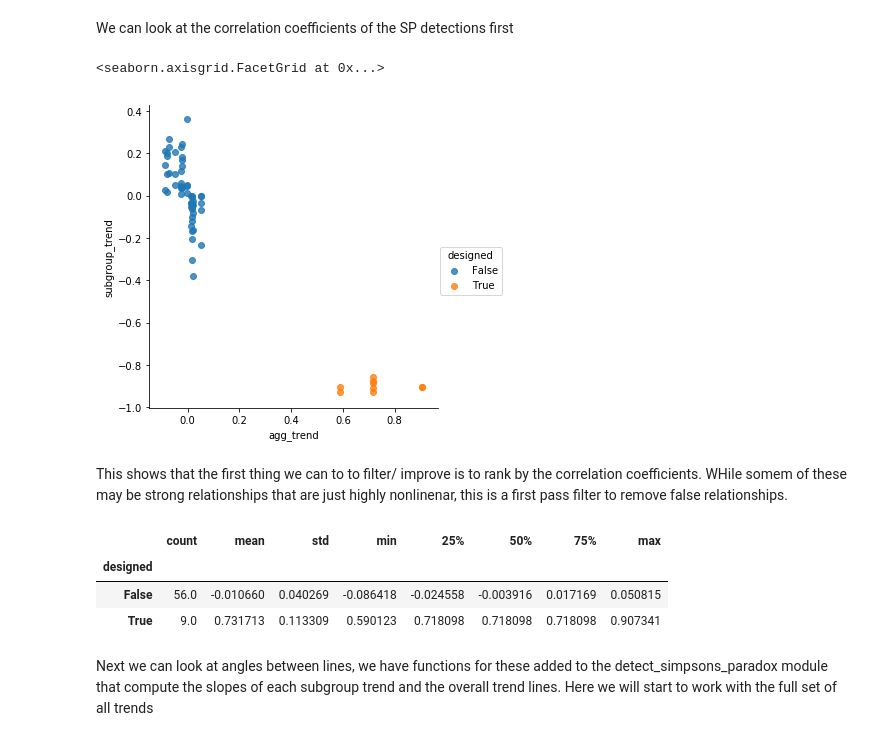
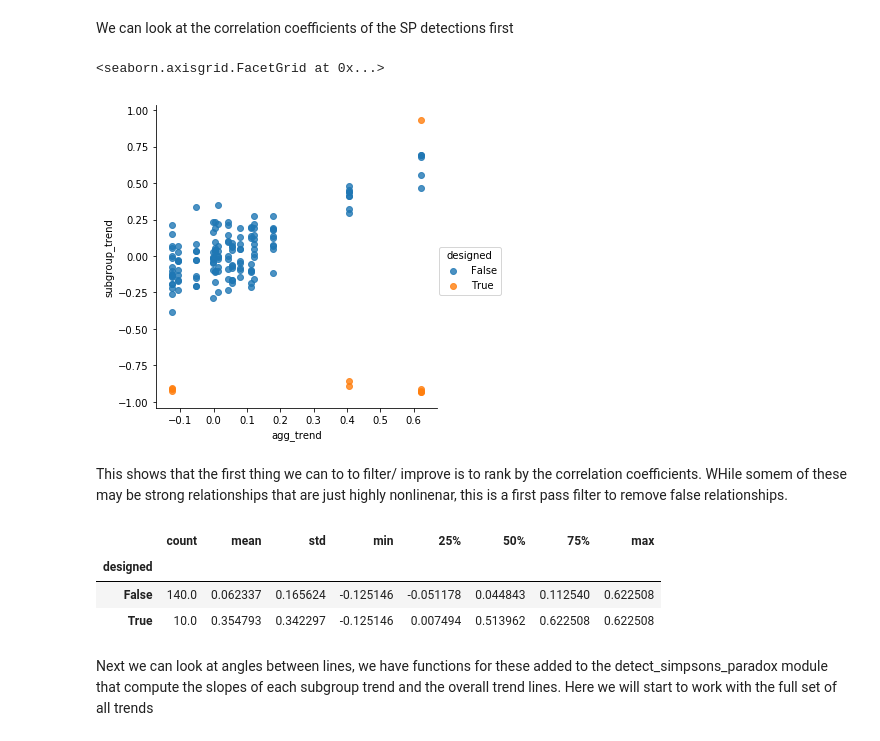
Before and after one commit to fairnessforensics/wiggum, a Jupyter notebook: research_notebooks/ranking_sp_occurences.ipynb, the cells around one changed output. Cells and saved outputs as stored; diff of their text form; code cells hidden in the pictures.

```diff
--- a/research_notebooks/ranking_sp_occurences.ipynb
+++ b/research_notebooks/ranking_sp_occurences.ipynb
@@ -93,19 +76,19 @@ Name: designed, dtype: int64
 We can look at the correlation coefficients of the SP detections first
 # %%
 
-sns.lmplot('agg_trend','subgroup_trend',data=many_sp_df_diff_result, fit_reg=False,hue='designed')
+sns.lmplot('agg_trend','subgroup_trend',data=many_sp_df_diff_alltrend, fit_reg=False,hue='designed')
 # %% [output]
 <seaborn.axisgrid.FacetGrid at 0x...>
-[figure, old version]
+[figure, new version]
 # %% [markdown]
 This shows that the first thing we can to to filter/ improve is to rank by the correlation coefficients. WHile somem of these may be strong relationships that are just highly nonlinenar, this is a first pass filter to remove false relationships.
 # %%
-many_sp_df_diff_result.groupby('designed')['agg_trend'].describe()
+many_sp_df_diff_alltrend.groupby('designed')['agg_trend'].describe()
 # %% [output]
 |  | count | mean | std | min | 25% | 50% | 75% | max |
 | designed |  |  |  |  |  |  |  |  |
-| False | 56.0 | -0.010660 | 0.040269 | -0.086418 | -0.024558 | -0.003916 | 0.017169 | 0.050815 |
-| True | 9.0 | 0.731713 | 0.113309 | 0.590123 | 0.718098 | 0.718098 | 0.718098 | 0.907341 |
+| False | 140.0 | 0.062337 | 0.165624 | -0.125146 | -0.051178 | 0.044843 | 0.112540 | 0.622508 |
+| True | 10.0 | 0.354793 | 0.342297 | -0.125146 | 0.007494 | 0.513962 | 0.622508 | 0.622508 |
 # %% [markdown]
 Next we can look at angles between lines, we have functions for these added to the detect_simpsons_paradox module that compute the slopes of each subgroup trend and the overall trend lines. Here we will start to work with the full set of all trends
 # %%
```
Also changed, not shown: parts of 37 cells of this notebook, 2 other files.
